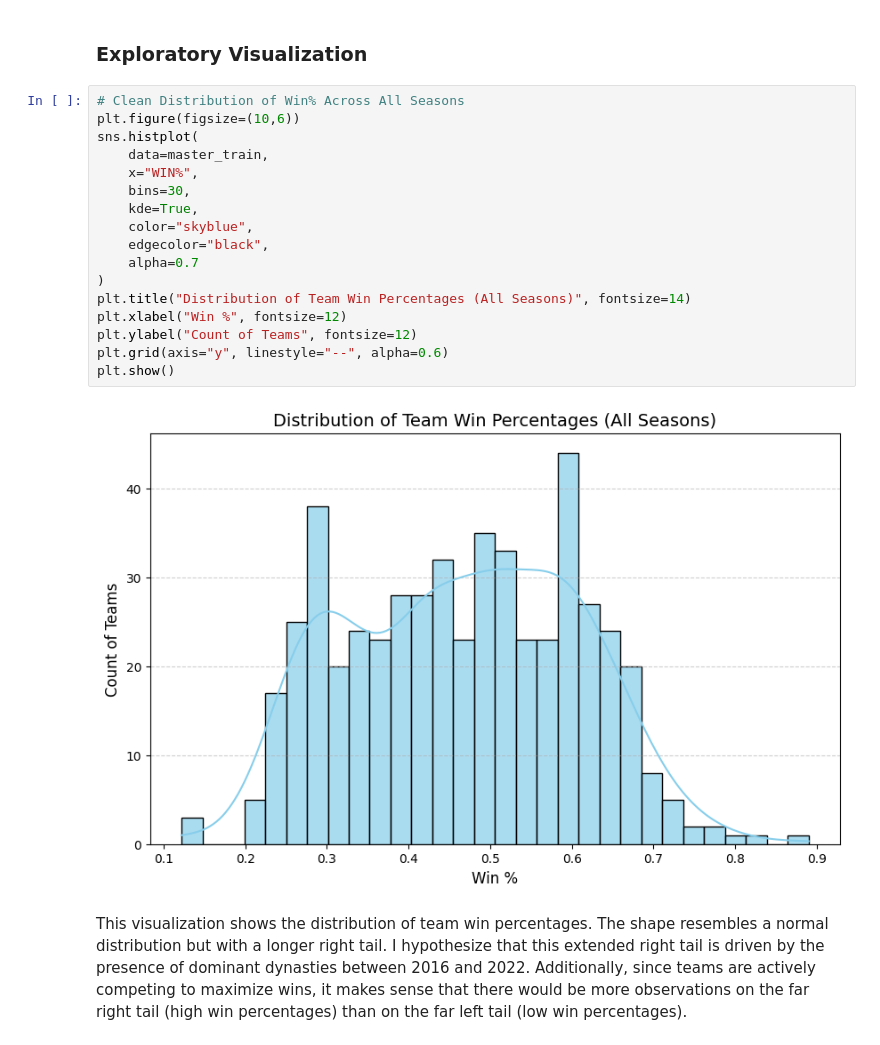
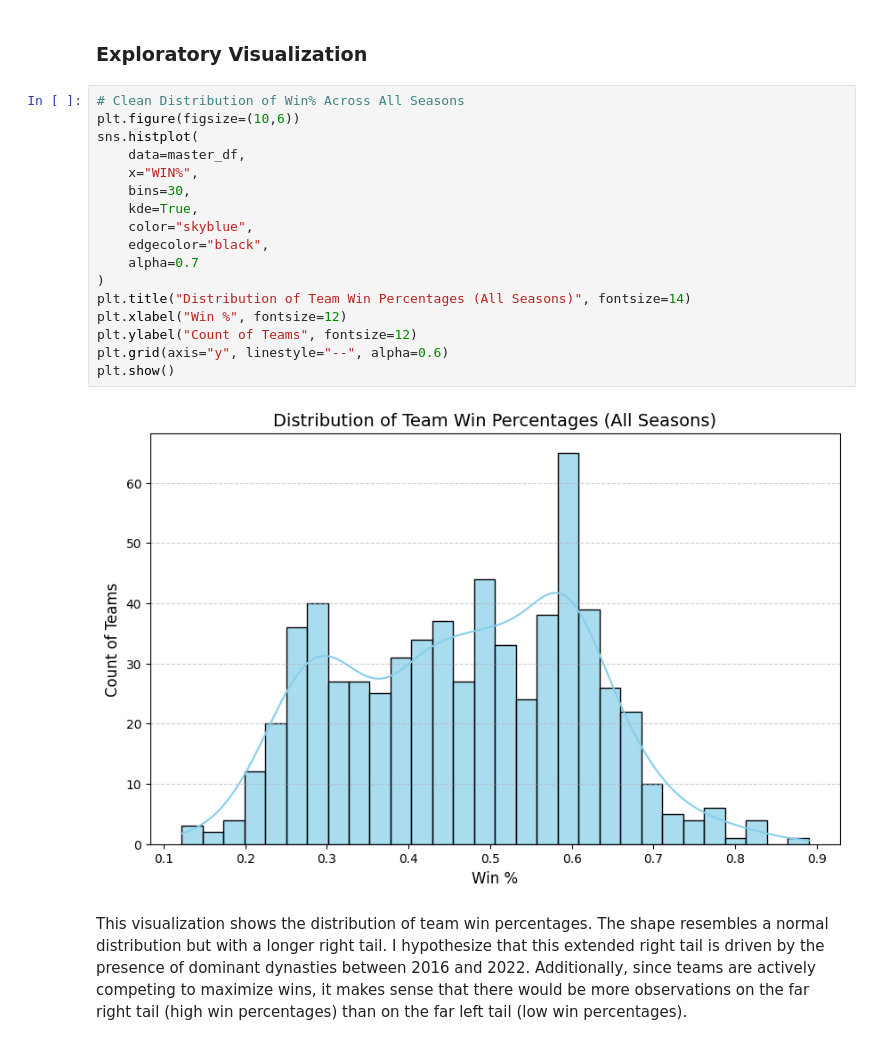
Before and after one commit to trustanprice/basketball-predictions, a Jupyter notebook: notebooks/02_exploration.ipynb, the cells around one changed output. Cells and saved outputs as stored; diff of their text form.

```diff
--- a/notebooks/02_exploration.ipynb
+++ b/notebooks/02_exploration.ipynb
@@ -285,22 +246,22 @@ The two things I can draw from this statistic is that the average wins per seaso
 # %%
 # Clean Distribution of Win% Across All Seasons
 plt.figure(figsize=(10,6))
 sns.histplot(
-    data=master_train,
+    data=master_df,
     x="WIN%",
     bins=30,
     kde=True,
     color="skyblue",
     edgecolor="black",
     alpha=0.7
 )
 plt.title("Distribution of Team Win Percentages (All Seasons)", fontsize=14)
 plt.xlabel("Win %", fontsize=12)
 plt.ylabel("Count of Teams", fontsize=12)
 plt.grid(axis="y", linestyle="--", alpha=0.6)
 plt.show()
 # %% [output]
-[figure, old version]
+[figure, new version]
 # %% [markdown]
 This visualization shows the distribution of team win percentages. The shape resembles a normal distribution but with a longer right tail. I hypothesize that this extended right tail is driven by the presence of dominant dynasties between 2016 and 2022. Additionally, since teams are actively competing to maximize wins, it makes sense that there would be more observations on the far right tail (high win percentages) than on the far left tail (low win percentages).
 # %%
```
Also changed, not shown: parts of 14 cells of this notebook, 5 other files.
